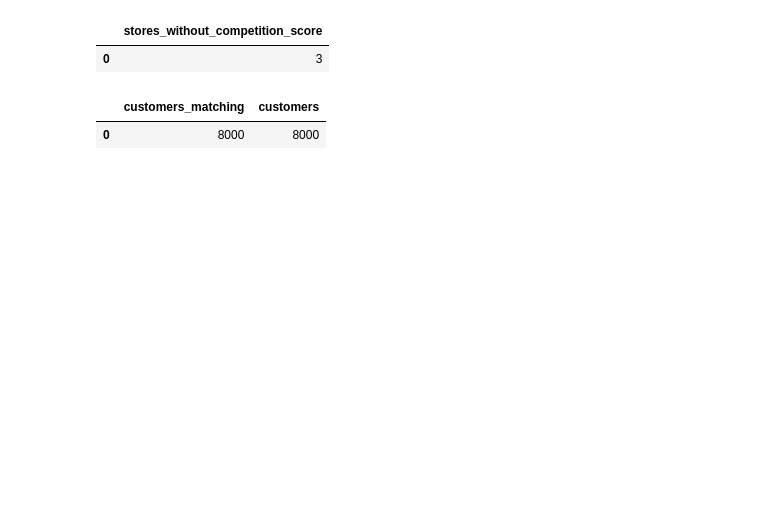
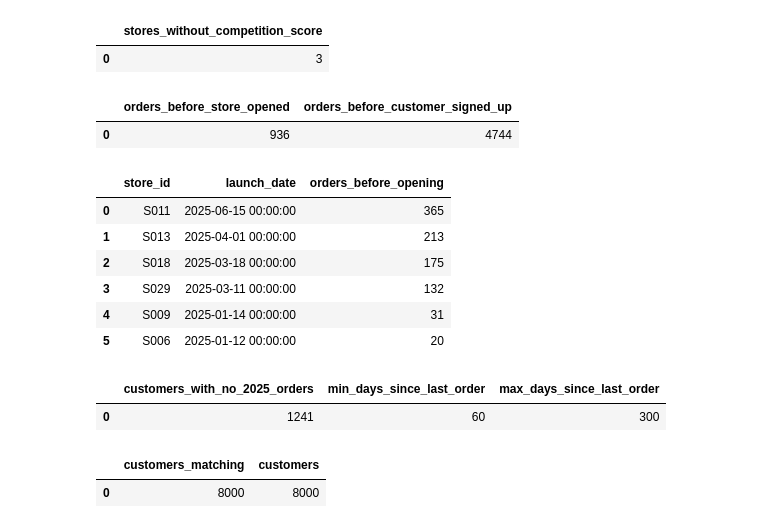
Before and after one commit to Aritra-20/swiftbasket-profitable-growth, a Jupyter notebook: notebooks/swiftbasket_analysis.ipynb, the cells around one changed output. Drawn from its saved outputs; the diff is of its cells as text; code cells hidden in the pictures; blank space fills up the shorter version.

```diff
--- a/notebooks/swiftbasket_analysis.ipynb
+++ b/notebooks/swiftbasket_analysis.ipynb
@@ -127,6 +128,47 @@ df
 # %% [output]
 |  | stores_without_competition_score |
 | 0 | 3 |
+# %%
+df = run("""
+SELECT SUM(CASE WHEN o.order_timestamp < s.launch_date THEN 1 ELSE 0 END)  AS orders_before_store_opened,
+       SUM(CASE WHEN o.order_timestamp < c.signup_date THEN 1 ELSE 0 END)  AS orders_before_customer_signed_up
+FROM orders o
+JOIN stores s    ON o.store_id = s.store_id
+JOIN customers c ON o.customer_id = c.customer_id
+""")
+df
+# %% [output]
+|  | orders_before_store_opened | orders_before_customer_signed_up |
+| 0 | 936 | 4744 |
+# %%
+df = run("""
+SELECT s.store_id, s.launch_date, COUNT(*) AS orders_before_opening
+FROM orders o JOIN stores s ON o.store_id = s.store_id
+WHERE o.order_timestamp < s.launch_date
+GROUP BY s.store_id
+ORDER BY orders_before_opening DESC
+""")
+df
+# %% [output]
+|  | store_id | launch_date | orders_before_opening |
+| 0 | S011 | 2025-06-15 00:00:00 | 365 |
+| 1 | S013 | 2025-04-01 00:00:00 | 213 |
+| 2 | S018 | 2025-03-18 00:00:00 | 175 |
+| 3 | S029 | 2025-03-11 00:00:00 | 132 |
+| 4 | S009 | 2025-01-14 00:00:00 | 31 |
+| 5 | S006 | 2025-01-12 00:00:00 | 20 |
+# %%
+df = run("""
+SELECT COUNT(*)                      AS customers_with_no_2025_orders,
+       MIN(days_since_last_order)    AS min_days_since_last_order,
+       MAX(days_since_last_order)    AS max_days_since_last_order
+FROM customers
+WHERE historical_orders_12m = 0
+""")
+df
+# %% [output]
+|  | customers_with_no_2025_orders | min_days_since_last_order | max_days_since_last_order |
+| 0 | 1241 | 60 | 300 |
 # %%
 df = run("""
 SELECT SUM(CASE WHEN c.historical_orders_12m = COALESCE(o.n, 0) THEN 1 ELSE 0 END) AS customers_matching,
```
Also changed, not shown: parts of 18 cells of this notebook, 7 other files.
